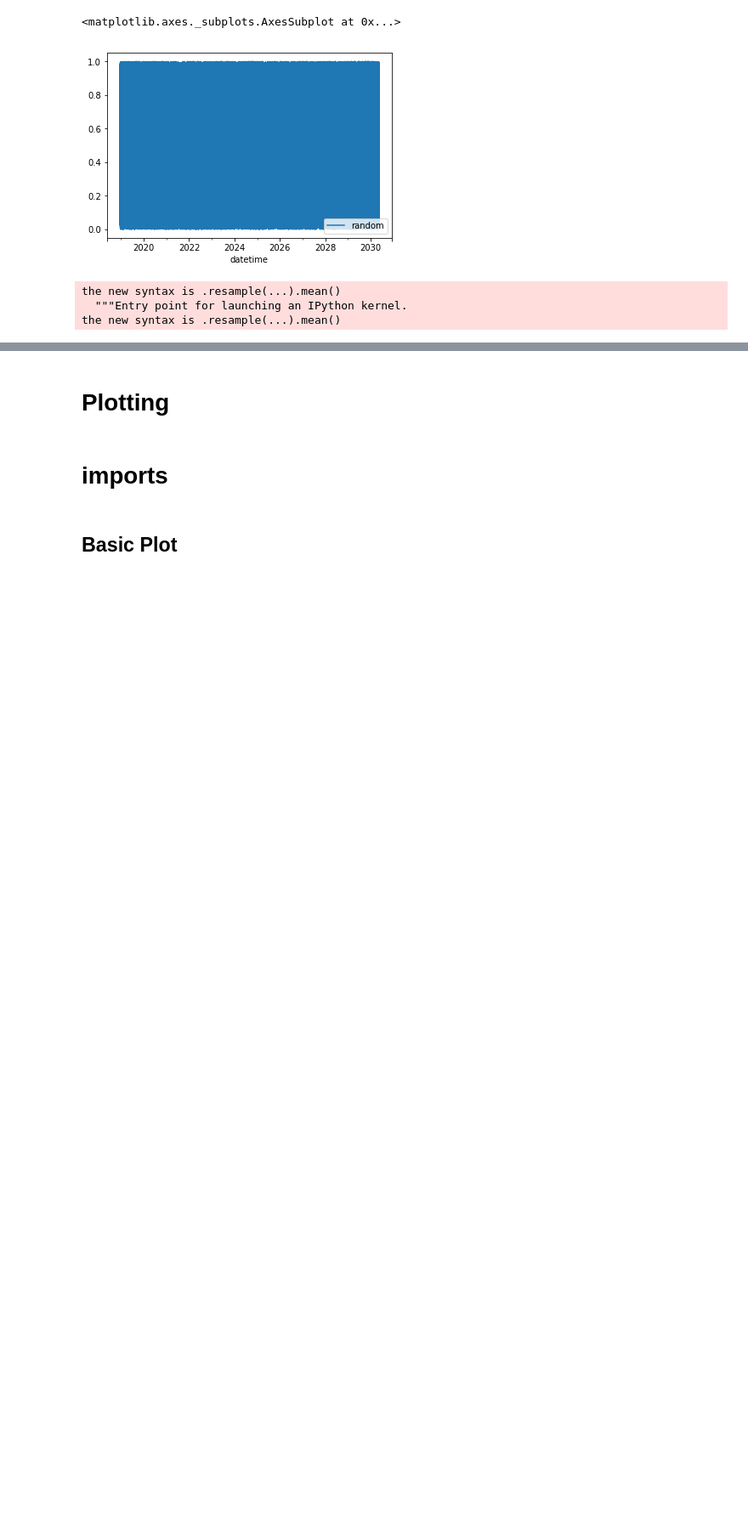
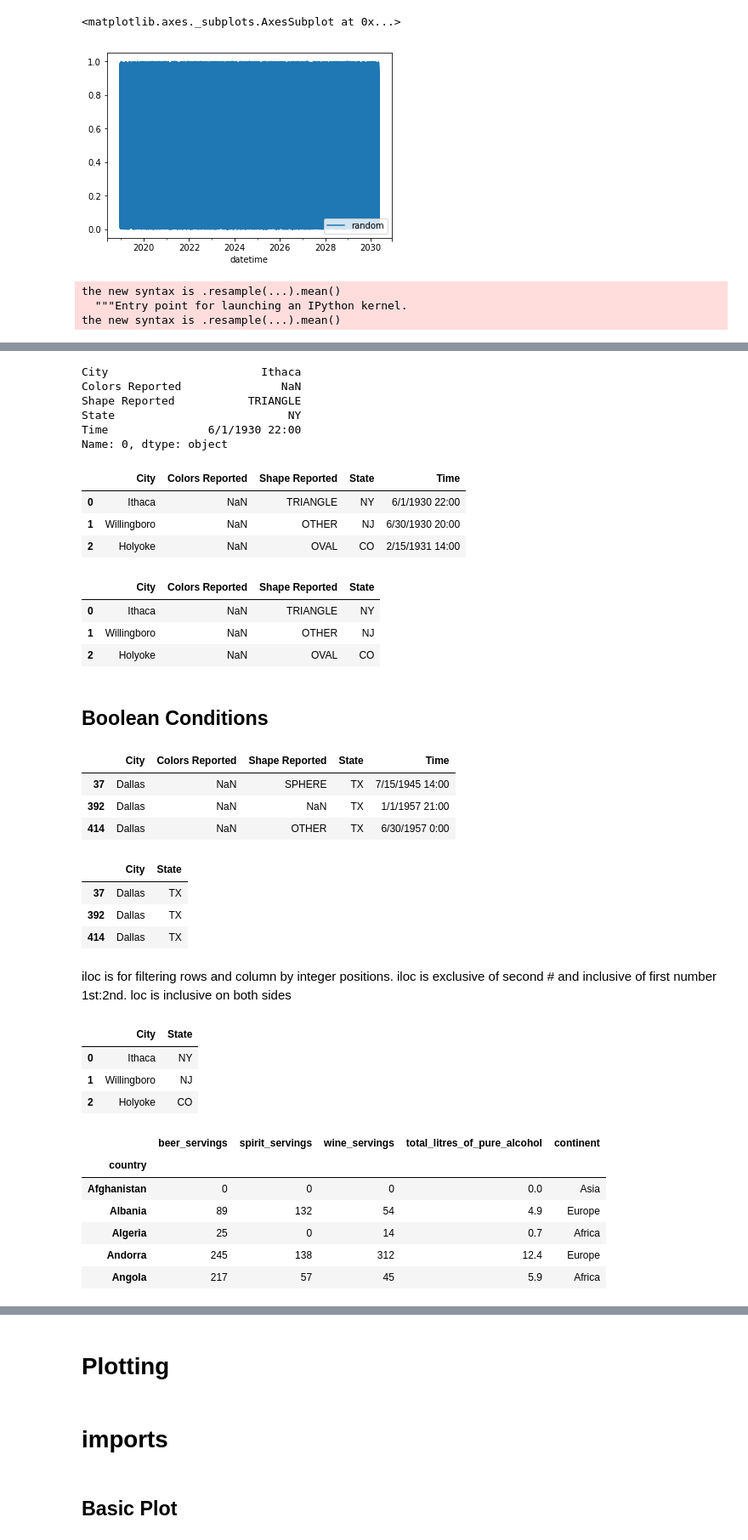
Before and after one commit to dataScientist11/panda-snippets, a Jupyter notebook: DataAnalysis2Memorize.ipynb, the cells around one changed output, grey strips where cells are left out. Shown at 85% size. Saved outputs shown, nothing was run; the diff lists cells and outputs as text; code cells hidden in the pictures; blank space fills up the shorter version.

Commit message:
boolean operators

```diff
--- a/DataAnalysis2Memorize.ipynb
+++ b/DataAnalysis2Memorize.ipynb
@@ -529,0 +531,66 @@ samplingData.plot()
+# %%
+ufo = pd.read_csv('http://bit.ly/uforeports')
+ufo.head(3)
+ufo.loc[0,:]
+# %% [output]
+City                       Ithaca
+Colors Reported               NaN
+Shape Reported           TRIANGLE
+State                          NY
+Time               6/1/1930 22:00
+Name: 0, dtype: object
+# %%
+ufo.loc[0:2,:]
+# %% [output]
+|  | City | Colors Reported | Shape Reported | State | Time |
+| 0 | Ithaca | NaN | TRIANGLE | NY | 6/1/1930 22:00 |
+| 1 | Willingboro | NaN | OTHER | NJ | 6/30/1930 20:00 |
+| 2 | Holyoke | NaN | OVAL | CO | 2/15/1931 14:00 |
+# %%
+ufo.loc[0:2,'City']
+ufo.loc[0:2,['City', 'State']]
+ufo.loc[0:2,'City':'State']
+ufo.loc[0:2,'State':'City':-1]
+ufo.head(3).drop('Time', axis=1)
+# %% [output]
+|  | City | Colors Reported | Shape Reported | State |
+| 0 | Ithaca | NaN | TRIANGLE | NY |
+| 1 | Willingboro | NaN | OTHER | NJ |
+| 2 | Holyoke | NaN | OVAL | CO |
+# %% [markdown]
+## Boolean Conditions
+# %%
+ufo[ufo.City=='Dallas'].head(3)
+# %% [output]
+|  | City | Colors Reported | Shape Reported | State | Time |
+| 37 | Dallas | NaN | SPHERE | TX | 7/15/1945 14:00 |
+| 392 | Dallas | NaN | NaN | TX | 1/1/1957 21:00 |
+| 414 | Dallas | NaN | OTHER | TX | 6/30/1957 0:00 |
+# %%
+ufo.loc[ufo.City=='Dallas', [ 'City','State']]
+ufo.loc[(ufo.City=='Dallas') & (ufo['State']=='TX'), [ 'City','State']].head(3)
+# %% [output]
+|  | City | State |
+| 37 | Dallas | TX |
+| 392 | Dallas | TX |
+| 414 | Dallas | TX |
+# %% [markdown]
+iloc is for filtering rows and column by integer positions. iloc is exclusive of second # and inclusive of first number 1st:2nd. loc is inclusive on both sides
+# %%
+ufo.iloc[:,[0,3]].head(3)
+# %% [output]
+|  | City | State |
+| 0 | Ithaca | NY |
+| 1 | Willingboro | NJ |
+| 2 | Holyoke | CO |
+# %%
+drinks = pd.read_csv('http://bit.ly/drinksbycountry', index_col='country')
+drinks.head()
+# %% [output]
+|  | beer_servings | spirit_servings | wine_servings | total_litres_of_pure_alcohol | continent |
+| country |  |  |  |  |  |
+| Afghanistan | 0 | 0 | 0 | 0.0 | Asia |
+| Albania | 89 | 132 | 54 | 4.9 | Europe |
+| Algeria | 25 | 0 | 14 | 0.7 | Africa |
+| Andorra | 245 | 138 | 312 | 12.4 | Europe |
+| Angola | 217 | 57 | 45 | 5.9 | Africa |
```
Also changed, not shown: parts of 14 cells of this notebook, 3 other files.
